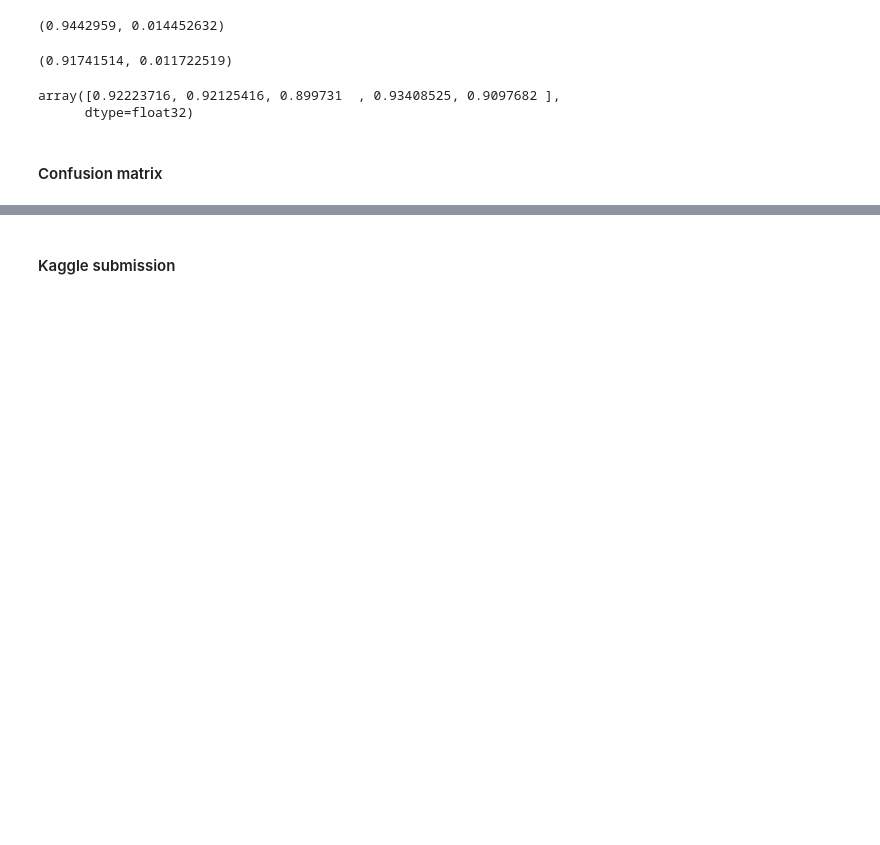
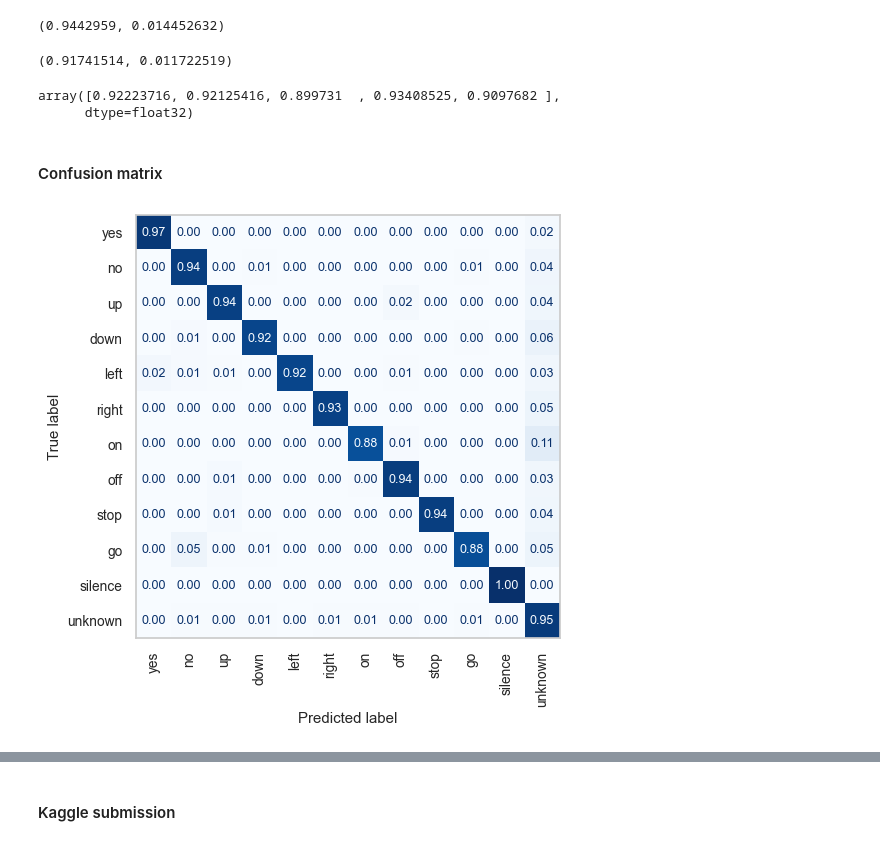
Before and after one commit to zakrzewow/DeepLearning2024, a Jupyter notebook: project2/experiments.ipynb, the cells around one changed output, grey strips where cells are left out. Saved outputs shown, nothing was run; the diff lists cells and outputs as text; code cells hidden in the pictures; blank space fills up the shorter version.

Commit message:
project2 confusion matrix

```diff
--- a/project2/experiments.ipynb
+++ b/project2/experiments.ipynb
@@ -741,3 +737,37 @@ with open("labels/labels_pred_valid.pkl", "rb") as f:
     labels_pred_valid = pickle.load(f)
 # %% [markdown]
 #### Confusion matrix
+# %%
+display_labels = [
+    "yes",
+    "no",
+    "up",
+    "down",
+    "left",
+    "right",
+    "on",
+    "off",
+    "stop",
+    "go",
+    "silence",
+    "unknown"
+]
+# %%
+fig, ax = plt.subplots(1, 1, figsize=(5.5, 5.5))
+disp = ConfusionMatrixDisplay.from_predictions(
+    labels_true_train,
+    labels_pred_train,
+    ax=ax,
+    cmap=plt.cm.Blues,
+    colorbar=False,
+    normalize="true",
+    values_format='.2f',
+    display_labels=display_labels,
+    xticks_rotation="vertical",
+    text_kw=dict(fontsize=9)
+)
+ax.grid(False)
+plt.savefig(f"images/confusion_matrix_train.png", bbox_inches="tight", dpi=300)
+plt.show()
+# %% [output]
+[figure, added]
```
Also changed, not shown: parts of 5 cells of this notebook, 2 other files.
